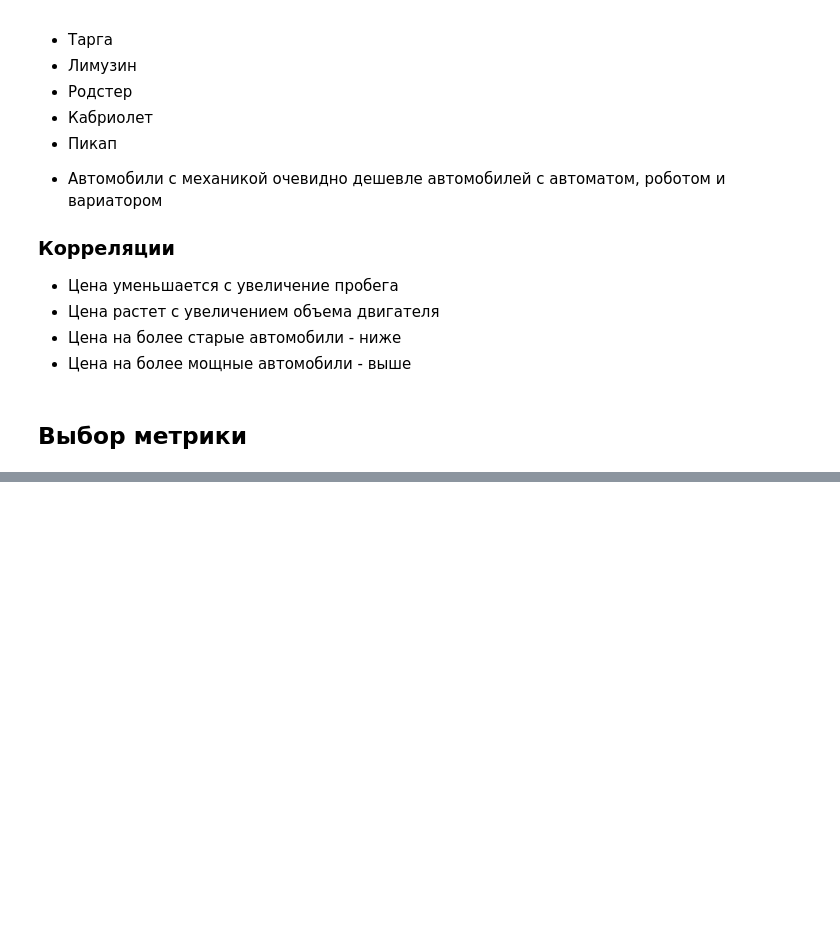
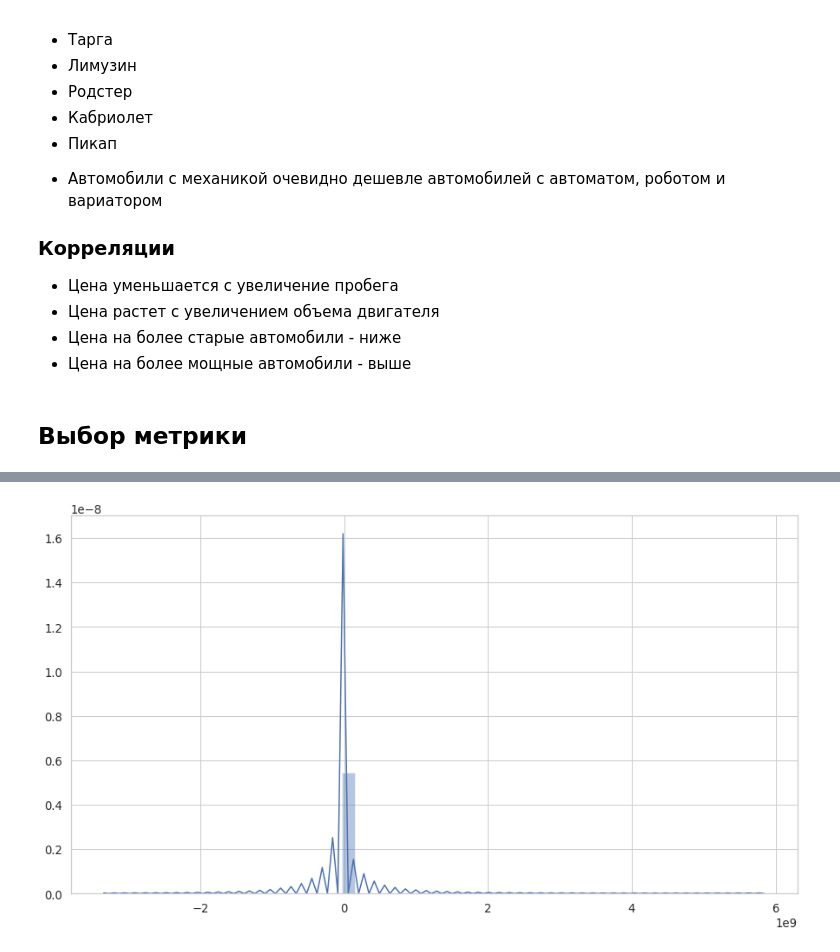
Before and after one commit to Curiosady/Learning-Projects, a Jupyter notebook: Auto.ru Car Price Prediction/main.ipynb, the cells around one changed output, grey strips where cells are left out. Cells and saved outputs as stored; diff of their text form; code cells hidden in the pictures; blank space fills up the shorter version.

```diff
--- a/Auto.ru Car Price Prediction/main.ipynb
+++ b/Auto.ru Car Price Prediction/main.ipynb
@@ -435,0 +457,2 @@ sns.regplot(x='engine', y='log_price', data=df, ax=ax);
+# %%
+X_train, X_test, y_train, y_test = train_test_split(X, y, test_size=0.3, shuffle=True, random_state=RANDOM_SEED)
@@ -435,0 +461,12 @@ sns.regplot(x='engine', y='log_price', data=df, ax=ax);
+# %%
+scaler = MinMaxScaler().fit(X_train)
+X_train_scaled = scaler.transform(X_train)
+X_test_scaled = scaler.transform(X_test)
+# %%
+lr = LinearRegression()
+lr.fit(X_train_scaled, y_train);
+# %%
+y_preds_lr = lr.predict(X_test_scaled)
+print('LinearRegression:')
+print('\tMSE: ', mean_squared_error(y_test, y_preds_lr))
+print('\tR2: ', r2_score(y_test, y_preds_lr))
@@ -435,0 +498,4 @@ sns.regplot(x='engine', y='log_price', data=df, ax=ax);
+# %%
+sns.distplot(y_preds_lr);
+# %% [output]
+[figure, added]
```
Also changed, not shown: parts of 16 cells of this notebook.
